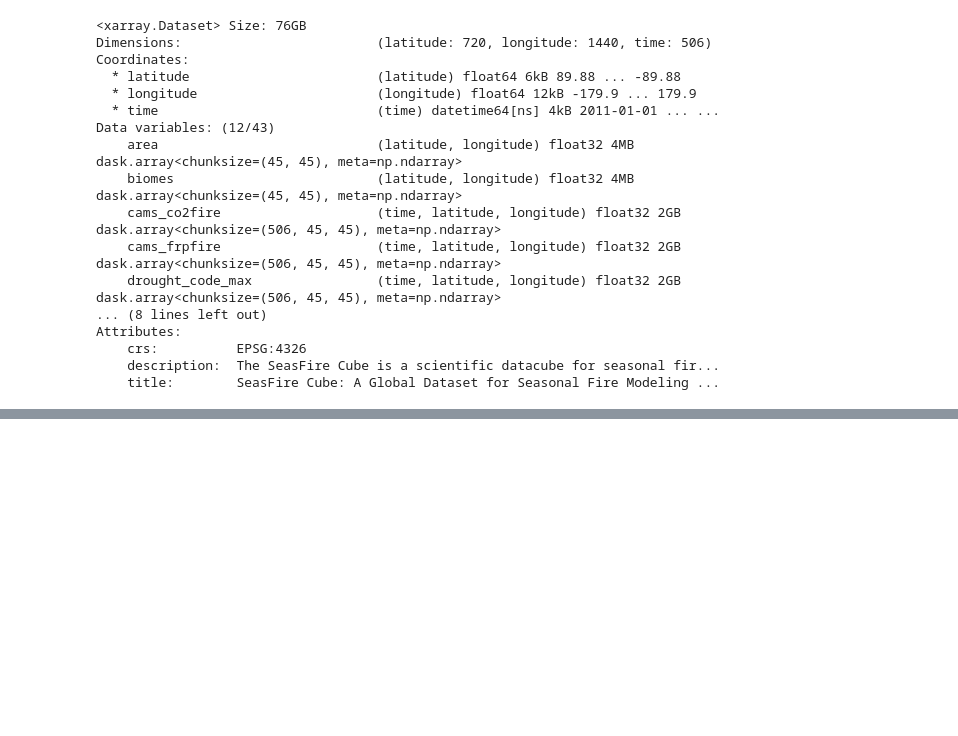
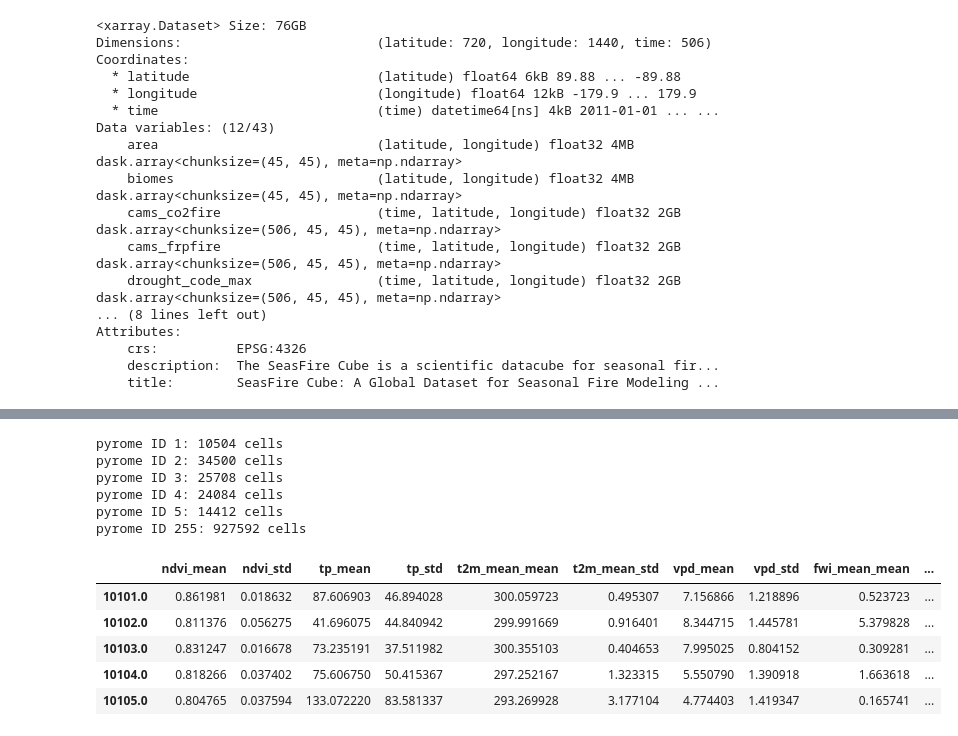
Before and after one commit to yashkher-123/transferability-through-representations, a Jupyter notebook: data/agglomeration_clustering_setup.ipynb, the cells around one changed output, grey strips where cells are left out. Saved outputs shown, nothing was run; the diff lists cells and outputs as text; code cells hidden in the pictures; blank space fills up the shorter version.

Commit message:
got stats for each ecoregion, now will start clustering

```diff
--- a/data/agglomeration_clustering.ipynb
+++ b/data/agglomeration_clustering_setup.ipynb
@@ -33,0 +112,45 @@ Attributes:
+# %%
+pyrome_counts = ds["pyrome"].stack(points=("latitude", "longitude"))
+
+# unique values and counts
+values, counts = np.unique(pyrome_counts, return_counts=True)
+
+for val, count in zip(values, counts):
+    print(f"pyrome ID {val}: {count} cells")
+# %% [output]
+pyrome ID 1: 10504 cells
+pyrome ID 2: 34500 cells
+pyrome ID 3: 25708 cells
+pyrome ID 4: 24084 cells
+pyrome ID 5: 14412 cells
+pyrome ID 255: 927592 cells
+# %%
+ecoregion_coord = ds["ecoregion"].compute()
+
+variables = ["ndvi", "tp", "t2m_mean", "vpd", "fwi_mean"]
+stats_list = []
+# %%
+for var in tqdm(variables, desc="get mean and std per varable"):
+    if var in ds:
+        grouped = ds[var].groupby(ecoregion_coord)
+
+        mean_val = grouped.mean(dim=["time", "stacked_latitude_longitude"]).compute()
+        std_val = grouped.std(dim=["time", "stacked_latitude_longitude"]).compute()
+        # create df per var
+        df_var = pd.DataFrame({
+            f"{var}_mean": mean_val.values,
+            f"{var}_std": std_val.values
+        }, index=mean_val.ecoregion.values)
+
+        stats_list.append(df_var)
+# %%
+df_features = pd.concat(stats_list, axis=1)
+# %%
+df_features.head()
+# %% [output]
+|  | ndvi_mean | ndvi_std | tp_mean | tp_std | t2m_mean_mean | t2m_mean_std | vpd_mean | vpd_std | fwi_mean_mean | ... |
+| 10101.0 | 0.861981 | 0.018632 | 87.606903 | 46.894028 | 300.059723 | 0.495307 | 7.156866 | 1.218896 | 0.523723 | ... |
+| 10102.0 | 0.811376 | 0.056275 | 41.696075 | 44.840942 | 299.991669 | 0.916401 | 8.344715 | 1.445781 | 5.379828 | ... |
+| 10103.0 | 0.831247 | 0.016678 | 73.235191 | 37.511982 | 300.355103 | 0.404653 | 7.995025 | 0.804152 | 0.309281 | ... |
+| 10104.0 | 0.818266 | 0.037402 | 75.606750 | 50.415367 | 297.252167 | 1.323315 | 5.550790 | 1.390918 | 1.663618 | ... |
+| 10105.0 | 0.804765 | 0.037594 | 133.072220 | 83.581337 | 293.269928 | 3.177104 | 4.774403 | 1.419347 | 0.165741 | ... |
```
Also changed, not shown: parts of 11 cells of this notebook.
